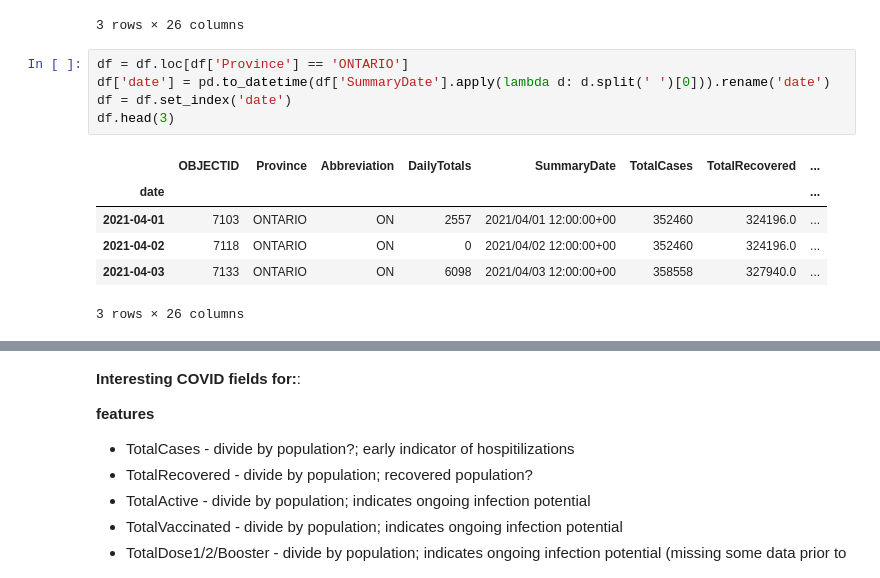
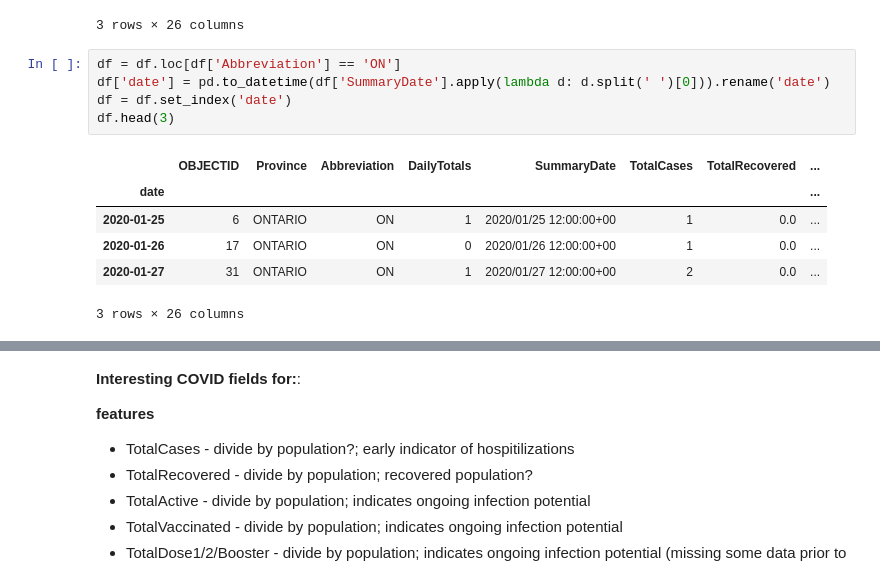
Before and after one commit to kbrezinski/COVID-BiLSTM, a Jupyter notebook: COVID-BiLSTM/process-COVID.ipynb, the cells around one changed output, grey strips where cells are left out. Drawn from its saved outputs; the diff is of its cells as text.

```diff
--- a/COVID-BiLSTM/process-COVID.ipynb
+++ b/COVID-BiLSTM/process-COVID.ipynb
@@ -27,14 +31,14 @@ df.head(3)
 | 2 | 3 | YUKON | YT | 0 | 2020/01/25 12:00:00+00 | 0 | 0.0 | ... |
 3 rows × 26 columns
 # %%
-df = df.loc[df['Province'] == 'ONTARIO']
+df = df.loc[df['Abbreviation'] == 'ON']
 df['date'] = pd.to_datetime(df['SummaryDate'].apply(lambda d: d.split(' ')[0])).rename('date')
 df = df.set_index('date')
 df.head(3)
 # %% [output]
 |  | OBJECTID | Province | Abbreviation | DailyTotals | SummaryDate | TotalCases | TotalRecovered | ... |
 | date |  |  |  |  |  |  |  | ... |
-| 2021-04-01 | 7103 | ONTARIO | ON | 2557 | 2021/04/01 12:00:00+00 | 352460 | 324196.0 | ... |
-| 2021-04-02 | 7118 | ONTARIO | ON | 0 | 2021/04/02 12:00:00+00 | 352460 | 324196.0 | ... |
-| 2021-04-03 | 7133 | ONTARIO | ON | 6098 | 2021/04/03 12:00:00+00 | 358558 | 327940.0 | ... |
+| 2020-01-25 | 6 | ONTARIO | ON | 1 | 2020/01/25 12:00:00+00 | 1 | 0.0 | ... |
+| 2020-01-26 | 17 | ONTARIO | ON | 0 | 2020/01/26 12:00:00+00 | 1 | 0.0 | ... |
+| 2020-01-27 | 31 | ONTARIO | ON | 1 | 2020/01/27 12:00:00+00 | 2 | 0.0 | ... |
 3 rows × 26 columns
```
Also changed, not shown: parts of 5 cells of this notebook, 6 other files.
